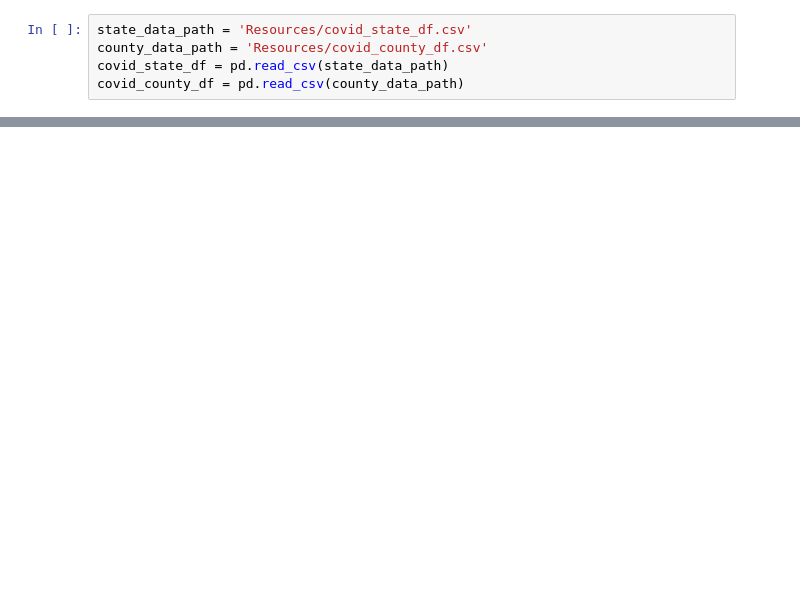
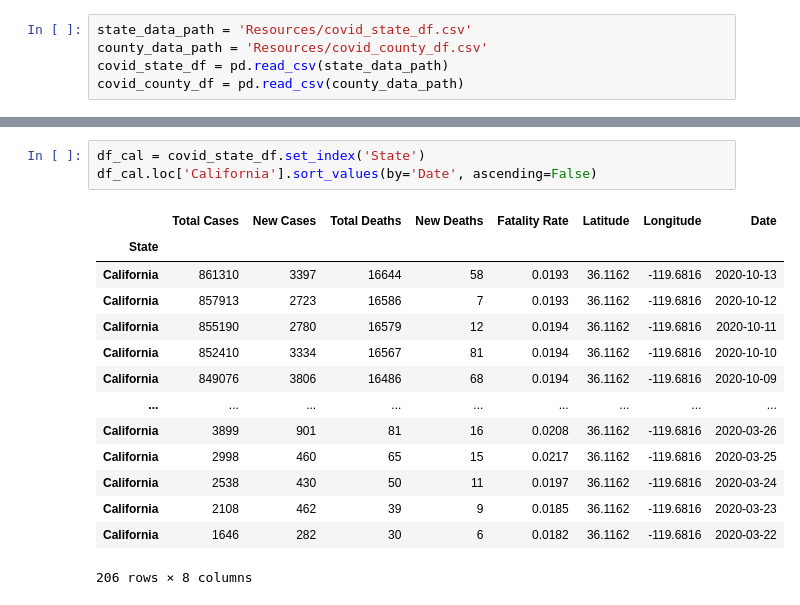
Before and after one commit to jbski/Covid19, a Jupyter notebook: Covid_19.ipynb, the cells around one changed output, grey strips where cells are left out. Cells and saved outputs as stored; diff of their text form; blank space fills up the shorter version.

```diff
--- a/Covid_19.ipynb
+++ b/Covid_19.ipynb
@@ -218,0 +279,18 @@ covid_county_df.head()
+# %%
+df_cal = covid_state_df.set_index('State')
+df_cal.loc['California'].sort_values(by='Date', ascending=False)
+# %% [output]
+|  | Total Cases | New Cases | Total Deaths | New Deaths | Fatality Rate | Latitude | Longitude | Date |
+| State |  |  |  |  |  |  |  |  |
+| California | 861310 | 3397 | 16644 | 58 | 0.0193 | 36.1162 | -119.6816 | 2020-10-13 |
+| California | 857913 | 2723 | 16586 | 7 | 0.0193 | 36.1162 | -119.6816 | 2020-10-12 |
+| California | 855190 | 2780 | 16579 | 12 | 0.0194 | 36.1162 | -119.6816 | 2020-10-11 |
+| California | 852410 | 3334 | 16567 | 81 | 0.0194 | 36.1162 | -119.6816 | 2020-10-10 |
+| California | 849076 | 3806 | 16486 | 68 | 0.0194 | 36.1162 | -119.6816 | 2020-10-09 |
+| ... | ... | ... | ... | ... | ... | ... | ... | ... |
+| California | 3899 | 901 | 81 | 16 | 0.0208 | 36.1162 | -119.6816 | 2020-03-26 |
+| California | 2998 | 460 | 65 | 15 | 0.0217 | 36.1162 | -119.6816 | 2020-03-25 |
+| California | 2538 | 430 | 50 | 11 | 0.0197 | 36.1162 | -119.6816 | 2020-03-24 |
+| California | 2108 | 462 | 39 | 9 | 0.0185 | 36.1162 | -119.6816 | 2020-03-23 |
+| California | 1646 | 282 | 30 | 6 | 0.0182 | 36.1162 | -119.6816 | 2020-03-22 |
+206 rows × 8 columns
```
Also changed, not shown: parts of 13 cells of this notebook, 3 other files.
